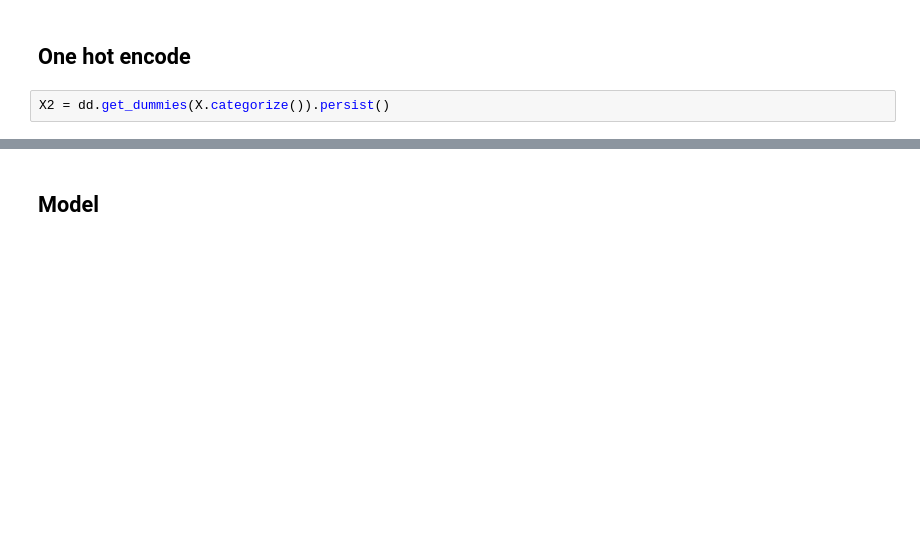
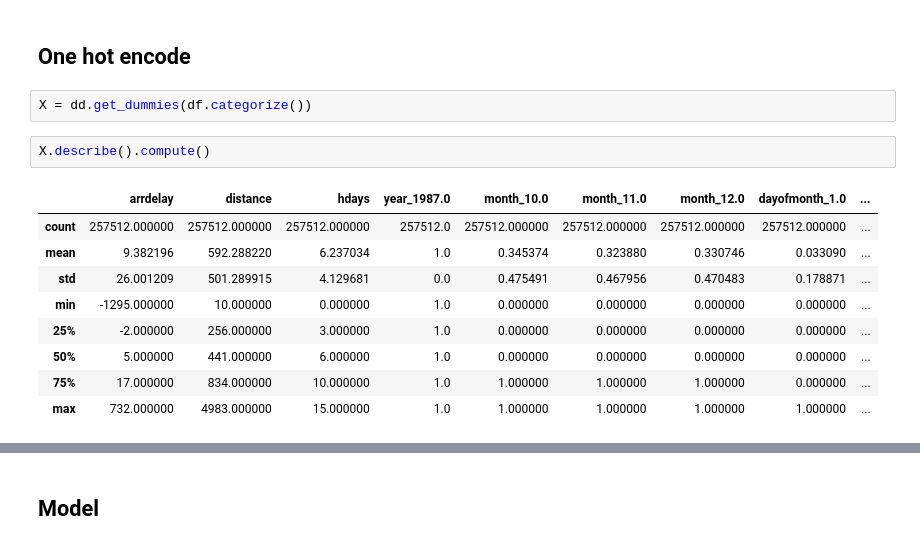
Before and after one commit to elkinst65/QTW_14, a Jupyter notebook: MSDS7333-Case14-mb.ipynb, the cells around one changed output, grey strips where cells are left out. Drawn from its saved outputs; the diff is of its cells as text; blank space fills up the shorter version.

```diff
--- a/MSDS7333-Case14-mb.ipynb
+++ b/MSDS7333-Case14-mb.ipynb
@@ -460,5 +398,17 @@ Name: depdelay, dtype: float64
 # %% [markdown]
 ## One hot encode
 # %%
-X2 = dd.get_dummies(X.categorize()).persist()
+X = dd.get_dummies(df.categorize())
+# %%
+X.describe().compute()
+# %% [output]
+|  | arrdelay | distance | hdays | year_1987.0 | month_10.0 | month_11.0 | month_12.0 | dayofmonth_1.0 | ... |
+| count | 257512.000000 | 257512.000000 | 257512.000000 | 257512.0 | 257512.000000 | 257512.000000 | 257512.000000 | 257512.000000 | ... |
+| mean | 9.382196 | 592.288220 | 6.237034 | 1.0 | 0.345374 | 0.323880 | 0.330746 | 0.033090 | ... |
+| std | 26.001209 | 501.289915 | 4.129681 | 0.0 | 0.475491 | 0.467956 | 0.470483 | 0.178871 | ... |
+| min | -1295.000000 | 10.000000 | 0.000000 | 1.0 | 0.000000 | 0.000000 | 0.000000 | 0.000000 | ... |
+| 25% | -2.000000 | 256.000000 | 3.000000 | 1.0 | 0.000000 | 0.000000 | 0.000000 | 0.000000 | ... |
+| 50% | 5.000000 | 441.000000 | 6.000000 | 1.0 | 0.000000 | 0.000000 | 0.000000 | 0.000000 | ... |
+| 75% | 17.000000 | 834.000000 | 10.000000 | 1.0 | 1.000000 | 1.000000 | 1.000000 | 0.000000 | ... |
+| max | 732.000000 | 4983.000000 | 15.000000 | 1.0 | 1.000000 | 1.000000 | 1.000000 | 1.000000 | ... |
 # %%
```
Also changed, not shown: parts of 27 cells of this notebook.
